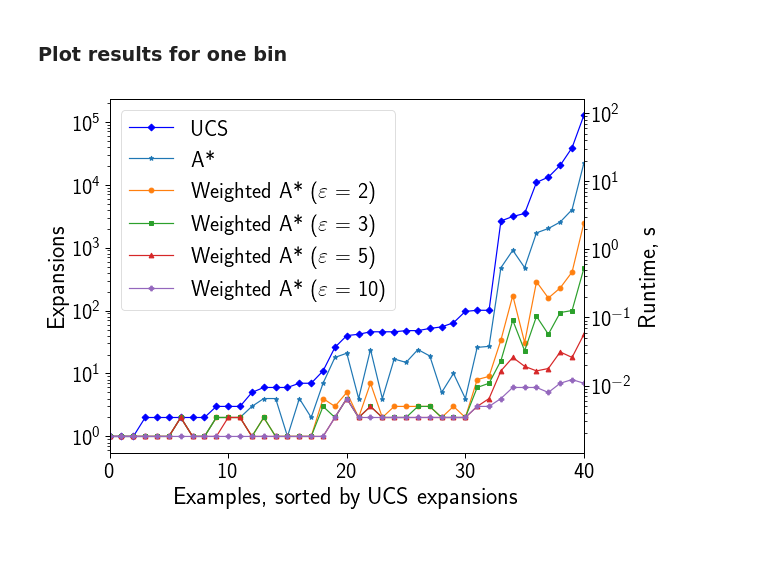
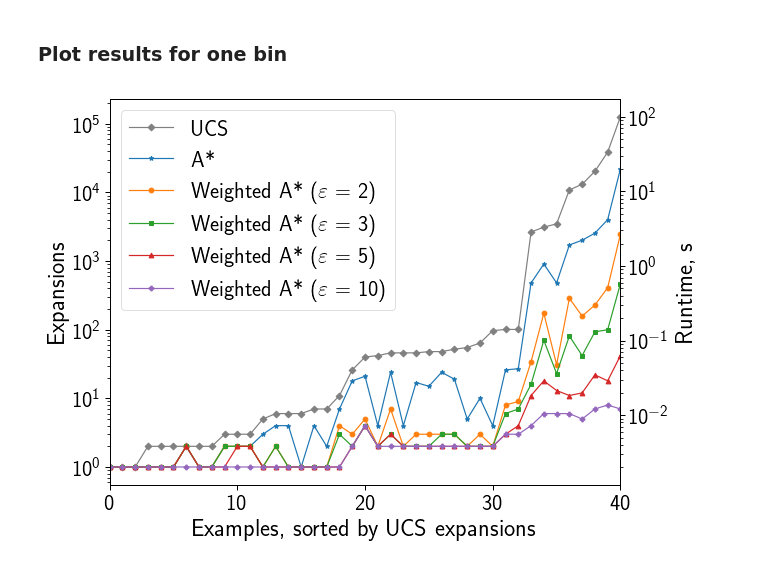
Before and after one commit to spring-epfl/trickster, a Jupyter notebook: notebooks/bots_experiment.ipynb, the cells around one changed output. Cells and saved outputs as stored; diff of their text form; code cells hidden in the pictures.

```diff
--- a/notebooks/bots_experiment.ipynb
+++ b/notebooks/bots_experiment.ipynb
@@ -1,8 +1,12 @@
 # %%
 BAND = '1k'
+TARGET_CONFIDENCE = 0.5
 FOCUS_BINS = 20
-REPORT_PATH_TEMPLATE = '../out/reports/bots_%s.pkl'
+REPORT_PATH_TEMPLATE = '../out/reports/bots_band_%s_target_%1.1f.pkl'
+# Overrided REPORT_PATH_TEMPLATE
+REPORT_PATH = None
 FIGS_PATH = '../out/images'
+TABLE_CHANGED_FEATURES_THRESHOLD = 2
 WEIGHTED_EPSILONS = [2, 3, 5, 10]
 HIGH_EPSILONS = [5, 10, 100, 500, 1000]
 BEST_FIRST_EPSILON = None
@@ -122,7 +126,9 @@ def get_feature_value_pairs(xs):
 ### Load data
 # %%
 # Load results from running adversarial search on bot dataset.
-results = load_results(REPORT_PATH_TEMPLATE % BAND)
+if REPORT_PATH is None:
+    REPORT_PATH = REPORT_PATH_TEMPLATE % (BAND, TARGET_CONFIDENCE)
+results = load_results(REPORT_PATH)
 # %% [markdown]
 ### Table with adversarial examples
 # %%
@@ -161,7 +167,7 @@ for i, row in search_results.iterrows():
         print('KeyError', e)
         continue
 
-    if changed < 2:
+    if changed < TABLE_CHANGED_FEATURES_THRESHOLD:
         continue
 
     # Add the confidence scores to ease append to the dataframe.
@@ -366,39 +372,40 @@ for epsilon, items in results_by_key.items():
 fig, ax = plt.subplots()
 ax2 = ax.twinx()
 
-ax.plot(ucs_expansions, color='blue', label='UCS', marker=MARKERS[0])
-ax2.plot(ucs_runtimes, color='blue', label='UCS',
+ax.plot(ucs_expansions, color='grey', label='UCS', marker=MARKERS[0])
+ax2.plot(ucs_runtimes, color='grey', label='UCS',
          linestyle='None')
 
 ax.plot(ast_expansions_by_eps[1], label='A*', marker=MARKERS[1])
 ax2.plot(ast_runtimes_by_eps[1], label='A*',
          linestyle='None')
 
 for i, eps in enumerate(WEIGHTED_EPSILONS):
     expansions = ast_expansions_by_eps[eps]
     runtimes = ast_runtimes_by_eps[eps]
     ax.plot(expansions, label='Weighted A* ($\\varepsilon$ = {})'.format(eps), marker=MARKERS[i + 2])
     ax2.plot(runtimes, label='Weighted A* ($\\varepsilon$ = {})'.format(eps),
              linestyle='None')
 
 ax.set_xlabel('Examples, sorted by UCS expansions')
 ax.set_ylabel('Expansions')
 ax.set_xlim(0, len(ucs_expansions) - 1)
 ax.set_yscale('log')
 ax.legend(loc='best')
 
 ax2.set_ylabel('Runtime, s')
 ax2.set_yscale('log')
 
-fig.set_figwidth(FIGWIDTH)
+fig.set_figwidth(FIGWIDTH * 1.1)
 fig.set_figheight(FIGHEIGHT)
+fig.set_tight_layout('tight')
 
 plt.show()
 
 if SAVE_PLOTS:
-    save_fig(fig, 'bots_performance_bin_{}_band_{}.pdf', FOCUS_BINS, BAND)
+    save_fig(fig, 'bots_performance_bin_{}_band_{}_target_{:1.1f}.pdf', FOCUS_BINS, BAND, TARGET_CONFIDENCE)
 # %% [output]
-[figure, old version]
+[figure, new version]
 # %%
 fig, ax = plt.subplots()
 
```
Also changed, not shown: parts of 11 cells of this notebook.
